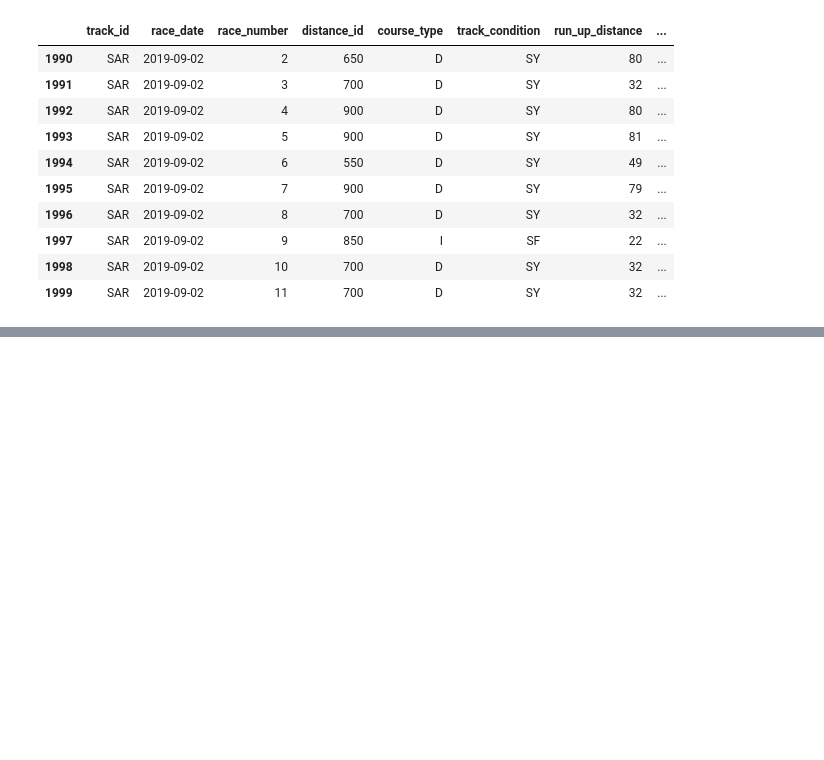
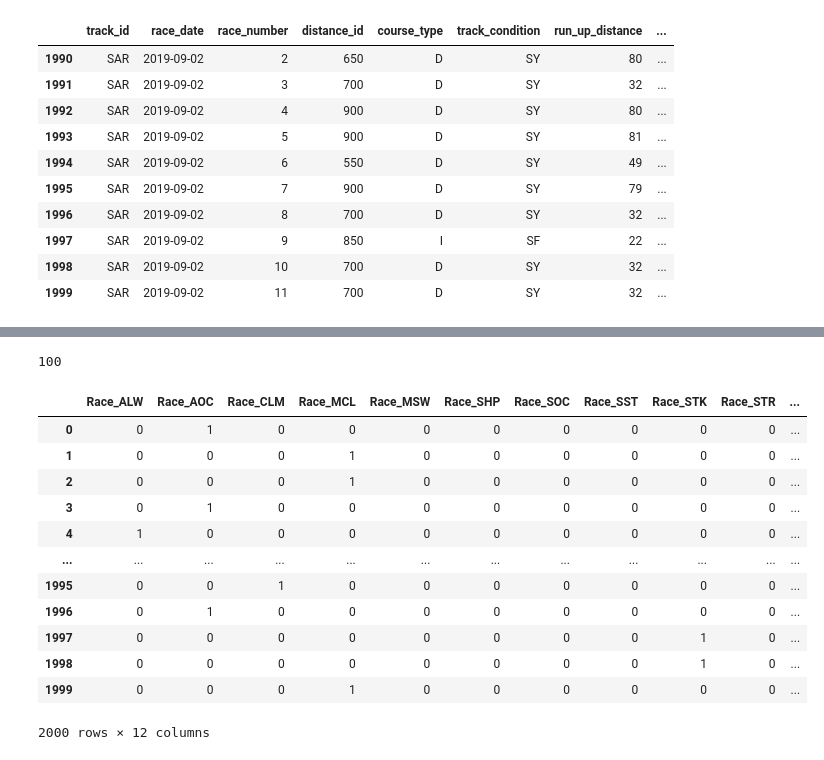
Before and after one commit to coja56/Race_Analysis, a Jupyter notebook: Race_analysis.ipynb, the cells around one changed output, grey strips where cells are left out. Cells and saved outputs as stored; diff of their text form; code cells hidden in the pictures; blank space fills up the shorter version.

```diff
--- a/Race_analysis.ipynb
+++ b/Race_analysis.ipynb
@@ -41,0 +105,24 @@ df.tail(10)
+# %%
+df['post_time'].min()
+# %% [output]
+100
+# %%
+# splitting the races
+dummy_variable = pd.get_dummies(df['race_type'])
+dummy_variable.rename(columns={'ALW': 'Race_ALW','AOC':'Race_AOC','CLM':'Race_CLM','MCL':'Race_MCL','MSW':'Race_MSW',
+                              'SHP':'Race_SHP','SOC':'Race_SOC','SST':'Race_SST','STK':'Race_STK','STR':'Race_STR',
+                               'WCL':'Race_WCL','WMC':'Race_WMC'})
+# %% [output]
+|  | Race_ALW | Race_AOC | Race_CLM | Race_MCL | Race_MSW | Race_SHP | Race_SOC | Race_SST | Race_STK | Race_STR | ... |
+| 0 | 0 | 1 | 0 | 0 | 0 | 0 | 0 | 0 | 0 | 0 | ... |
+| 1 | 0 | 0 | 0 | 1 | 0 | 0 | 0 | 0 | 0 | 0 | ... |
+| 2 | 0 | 0 | 0 | 1 | 0 | 0 | 0 | 0 | 0 | 0 | ... |
+| 3 | 0 | 1 | 0 | 0 | 0 | 0 | 0 | 0 | 0 | 0 | ... |
+| 4 | 1 | 0 | 0 | 0 | 0 | 0 | 0 | 0 | 0 | 0 | ... |
+| ... | ... | ... | ... | ... | ... | ... | ... | ... | ... | ... | ... |
+| 1995 | 0 | 0 | 1 | 0 | 0 | 0 | 0 | 0 | 0 | 0 | ... |
+| 1996 | 0 | 1 | 0 | 0 | 0 | 0 | 0 | 0 | 0 | 0 | ... |
+| 1997 | 0 | 0 | 0 | 0 | 0 | 0 | 0 | 0 | 1 | 0 | ... |
+| 1998 | 0 | 0 | 0 | 0 | 0 | 0 | 0 | 0 | 1 | 0 | ... |
+| 1999 | 0 | 0 | 0 | 1 | 0 | 0 | 0 | 0 | 0 | 0 | ... |
+2000 rows × 12 columns
```
Also changed, not shown: parts of 9 cells of this notebook.
